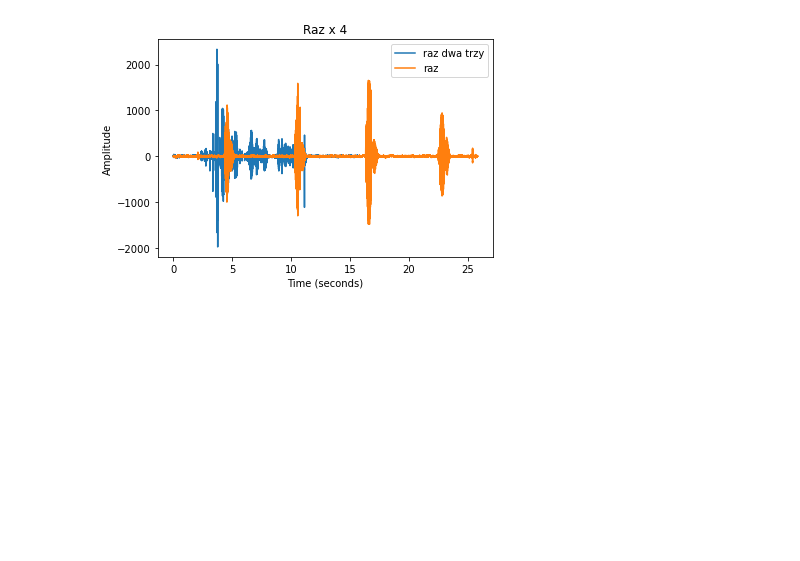
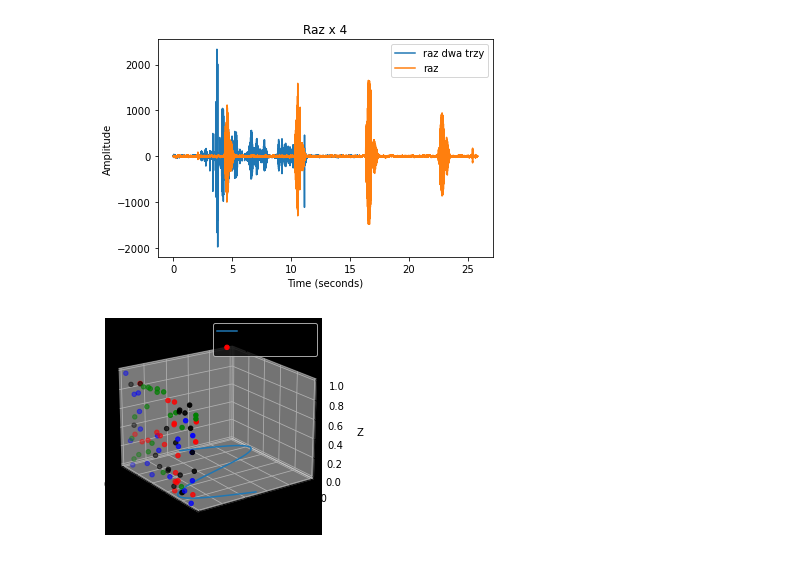
Before and after one commit to kacperlsky/NLP, a Jupyter notebook: Audio processing.ipynb, the cells around one changed output. Saved outputs shown, nothing was run; the diff lists cells and outputs as text; code cells hidden in the pictures; blank space fills up the shorter version.

Commit message:
first updated projects commit

```diff
--- a/Audio processing.ipynb
+++ b/Audio processing.ipynb
@@ -66,2 +70,47 @@ wav_file = AudioSegment.from_file(file='audiofiles/raz.wav',
 # Play the audio file
 play(wav_file)
+# %%
+from mpl_toolkits.mplot3d import Axes3D  # noqa: F401 unused import
+
+import numpy as np
+import matplotlib.pyplot as plt
+
+fig = plt.figure()
+ax = fig.gca(projection='3d')
+
+# Plot a sin curve using the x and y axes.
+x = np.linspace(0, 1, 100)
+y = np.sin(x * 2 * np.pi) / 2 + 0.5
+ax.plot(x, y, zs=0, zdir='z', label='curve in (x,y)')
+
+# Plot scatterplot data (20 2D points per colour) on the x and z axes.
+colors = ('r', 'g', 'b', 'k')
+
+# Fixing random state for reproducibility
+np.random.seed(19680801)
+
+x = np.random.sample(20 * len(colors))
+y = np.random.sample(20 * len(colors))
+c_list = []
+for c in colors:
+    c_list.extend([c] * 20)
+# By using zdir='y', the y value of these points is fixed to the zs value 0
+# and the (x,y) points are plotted on the x and z axes.
+ax.scatter(x, y, zs=0, zdir='y', c=c_list, label='points in (x,z)')
+
+# Make legend, set axes limits and labels
+ax.legend()
+ax.set_xlim(0, 1)
+ax.set_ylim(0, 1)
+ax.set_zlim(0, 1)
+ax.set_xlabel('X')
+ax.set_ylabel('Y')
+ax.set_zlabel('Z')
+
+# Customize the view angle so it's easier to see that the scatter points lie
+# on the plane y=0
+ax.view_init(elev=20., azim=-35)
+
+plt.show()
+# %% [output]
+[figure, added]
```
Also changed, not shown: parts of 2 cells of this notebook.
